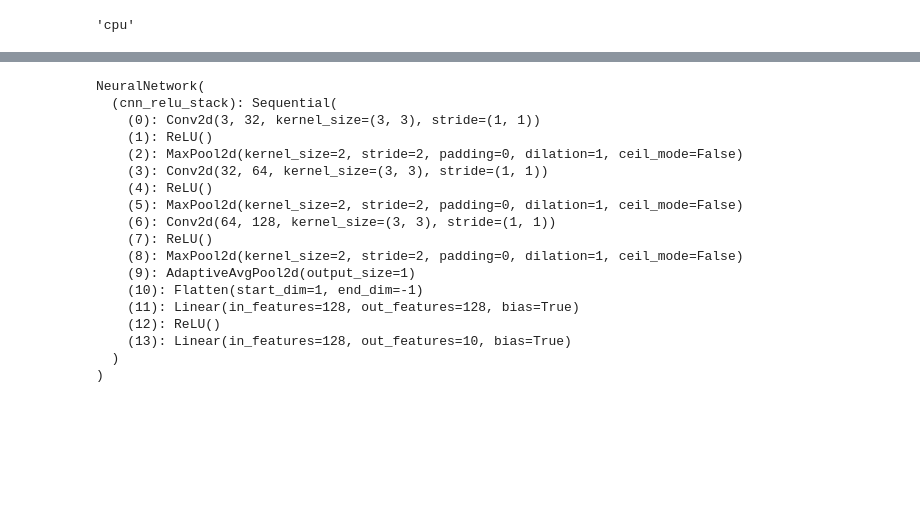
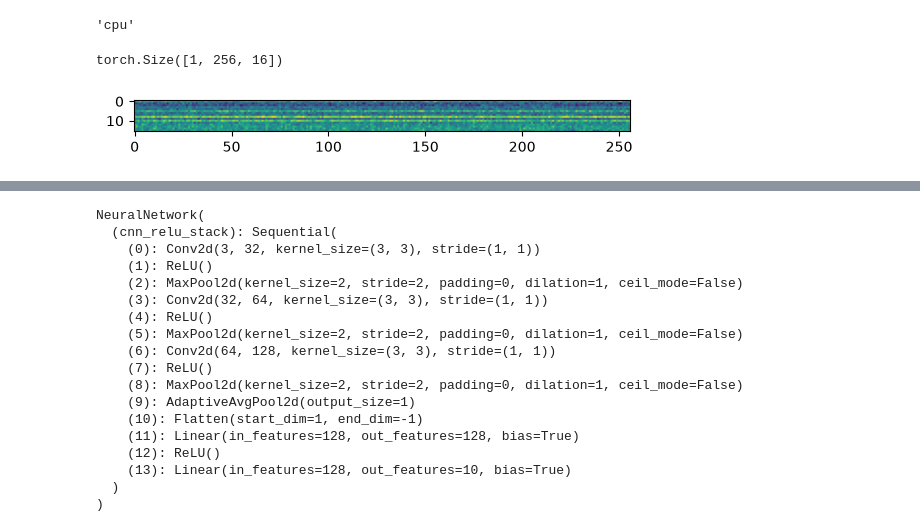
Before and after one commit to wasioujaharabi/Tiny_Vit-from-Scratch-for-Land-cover-detection, a Jupyter notebook: Tiny_vit.ipynb, the cells around one changed output, grey strips where cells are left out. Cells and saved outputs as stored; diff of their text form; code cells hidden in the pictures; blank space fills up the shorter version.

Commit message:
patch embedding

```diff
--- a/Tiny_vit.ipynb
+++ b/Tiny_vit.ipynb
@@ -121,3 +123,32 @@ class NeuralNetwork(nn.Module):
     def forward(self, x):
         logits = self.cnn_relu_stack(x)
         return logits
+# %%
+#Image to Patches
+class ImgtoPatchEmbds(nn.Module):
+    def __init__(self):
+        super().__init__()
+        self.patch_embedding=nn.Sequential(
+            nn.Conv2d(3,16,4,4),
+            nn.Flatten(2)
+        )
+        # self.cls_token= nn.Parameter(torch.rand([1,1,16],(nn.init.trunc_normal_, std 0.02)))
+    def forward(self, x):
+        logits = self.patch_embedding(x)
+        logits = torch.transpose(logits, 2,1)
+        return logits
+# %%
+X =torch.rand(1,3,64,64)
+embd=ImgtoPatchEmbds()
+Y=embd(X)
+Y.shape
+# %% [output]
+torch.Size([1, 256, 16])
+# %%
+Y=torch.squeeze(Y)
+Y=
+img = Y.detach()
+plt.imshow(img)
+plt.show()
+# %% [output]
+[figure, added]
```
Also changed, not shown: parts of 4 cells of this notebook.
